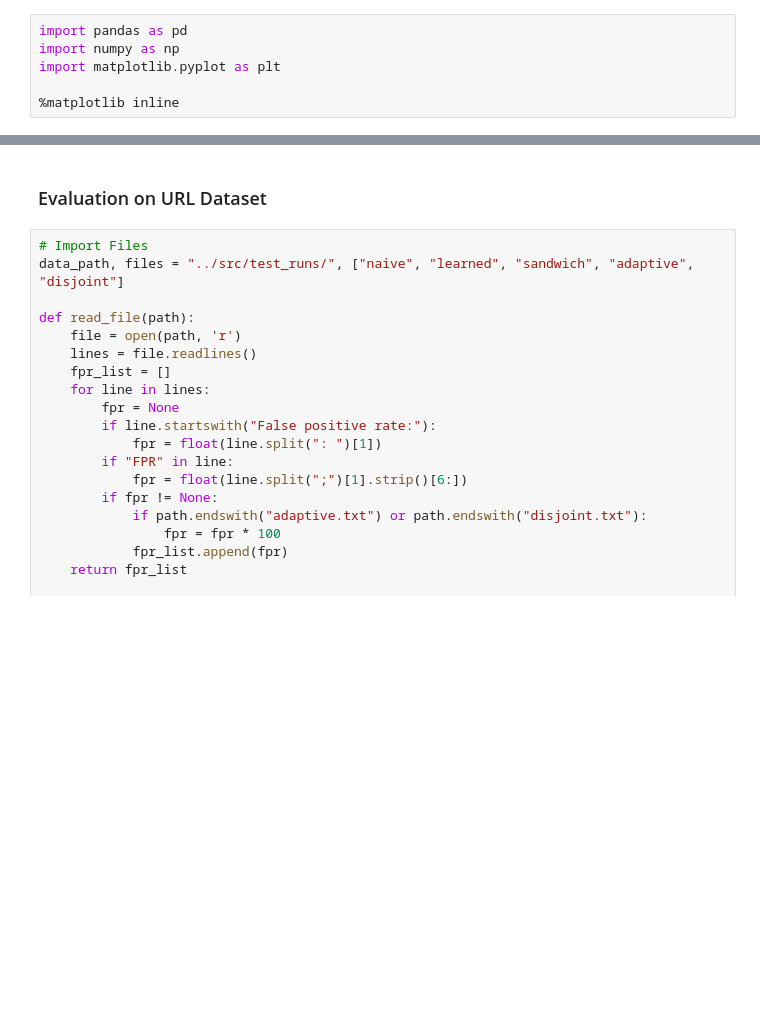
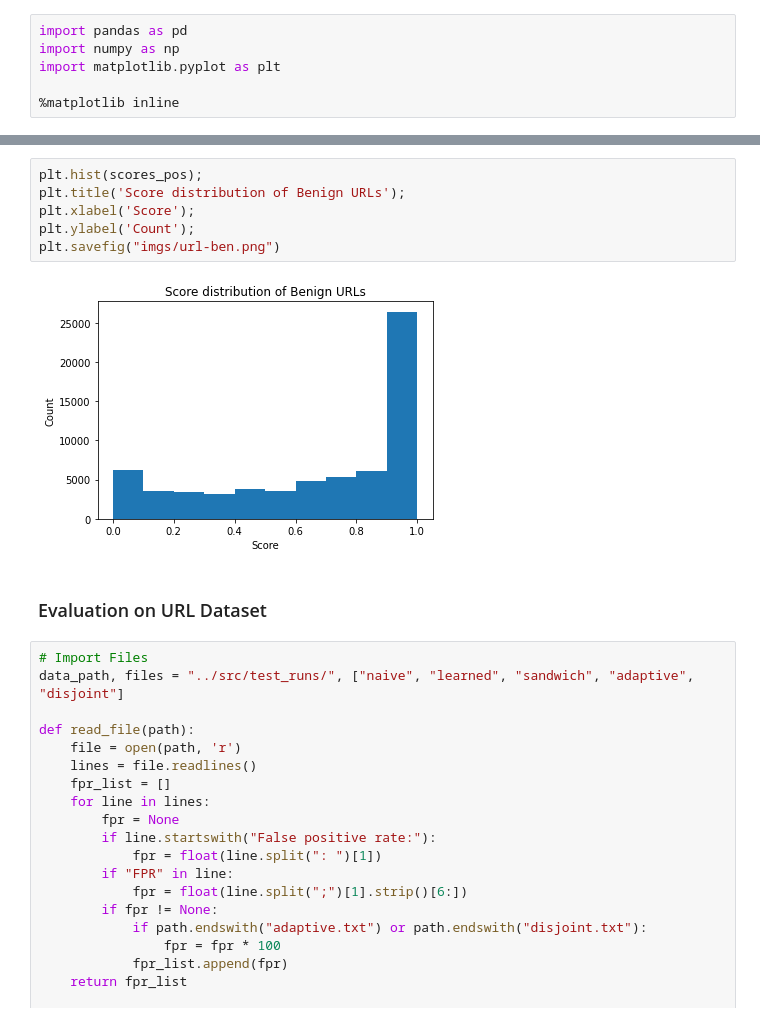
Before and after one commit to john-b-yang/cos513, a Jupyter notebook: etc/graphs.ipynb, the cells around one changed output, grey strips where cells are left out. Cells and saved outputs as stored; diff of their text form; blank space fills up the shorter version.

```diff
--- a/etc/graphs.ipynb
+++ b/etc/graphs.ipynb
@@ -11,3 +22,11 @@ url_data = pd.read_csv("../data/URL_data.csv")
+# %%
+plt.hist(scores_pos);
+plt.title('Score distribution of Benign URLs');
+plt.xlabel('Score');
+plt.ylabel('Count');
+plt.savefig("imgs/url-ben.png")
+# %% [output]
+[figure, added]
 # %% [markdown]
 ### Evaluation on URL Dataset
 # %%
```
Also changed, not shown: parts of 5 cells of this notebook, 8 other files.
